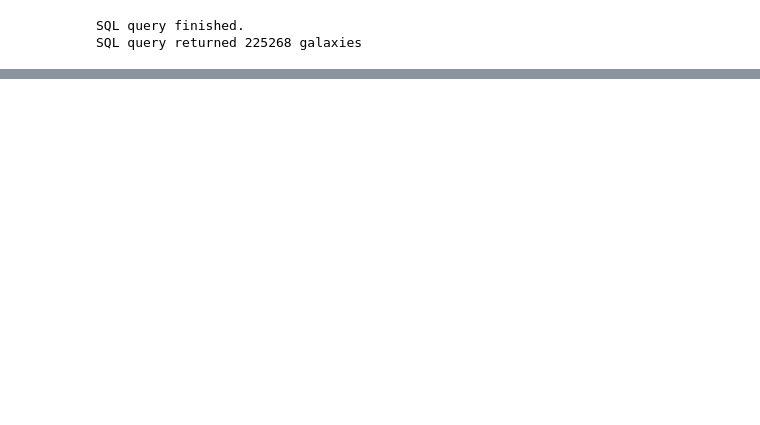
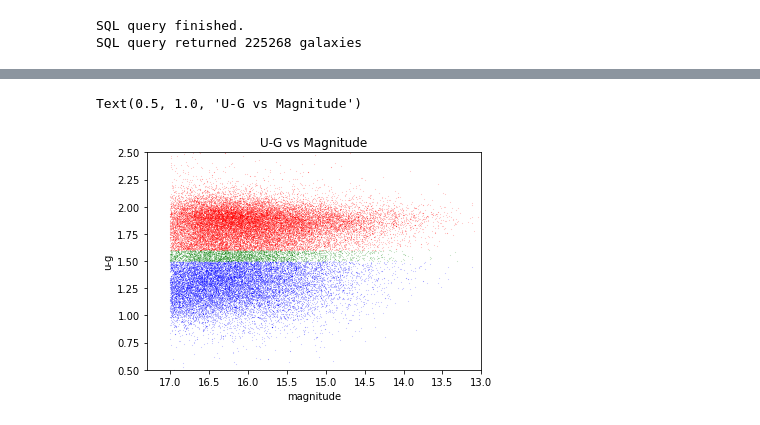
Before and after one commit to anikacave/morphology-analysis, a Jupyter notebook: cleanedUp.ipynb, the cells around one changed output, grey strips where cells are left out. Cells and saved outputs as stored; diff of their text form; code cells hidden in the pictures; blank space fills up the shorter version.

```diff
--- a/cleanedUp.ipynb
+++ b/cleanedUp.ipynb
@@ -61,0 +65,17 @@ plt.xlim(0.5,2.5)
+# %%
+
+blue = newgals.where(newgals['u-g']<1.5).dropna(subset = ['u-g']).reset_index()
+red = newgals.where(newgals['u-g']>1.6).dropna(subset = ['u-g']).reset_index()
+green = newgals.where(newgals['u-g']<1.6).where(newgals['u-g']>1.5).dropna(subset = ['u-g']).reset_index()
+# %%
+plt.scatter(blue['mag'], blue['u-g'],  s=.02, marker = '.', color = 'Blue')
+plt.scatter(red['mag'], red['u-g'],  s=.02, marker = '.', color = 'Red')
+plt.scatter(green['mag'], green['u-g'],  s=.02, marker = '.', color = 'Green')
+plt.xlim(17.3, 13)
+plt.ylim(.5,2.5)
+plt.xlabel('magnitude')
+plt.ylabel('u-g')
+plt.title('U-G vs Magnitude')
+# %% [output]
+Text(0.5, 1.0, 'U-G vs Magnitude')
+[figure, added]
```
Also changed, not shown: parts of 26 cells of this notebook.
